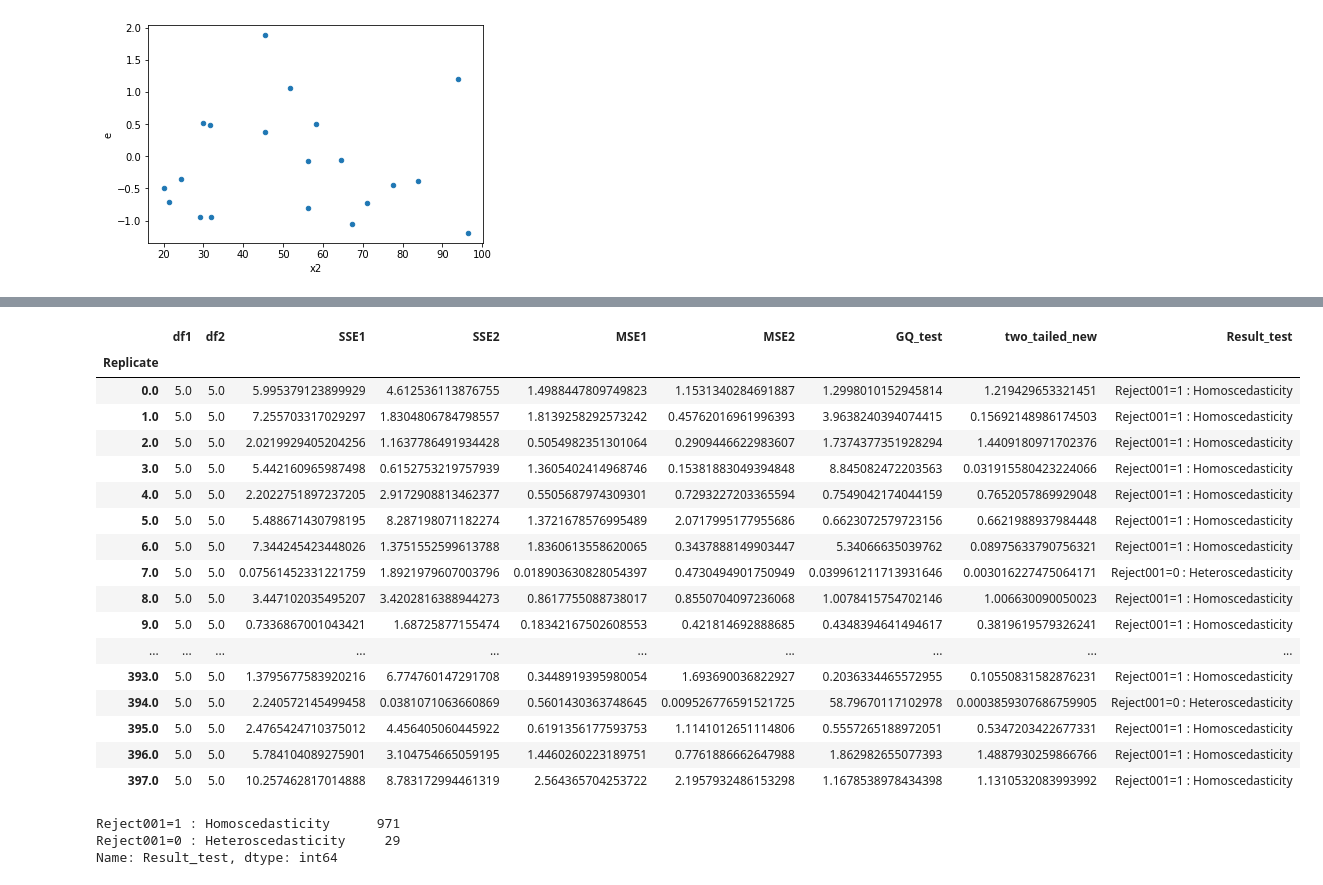
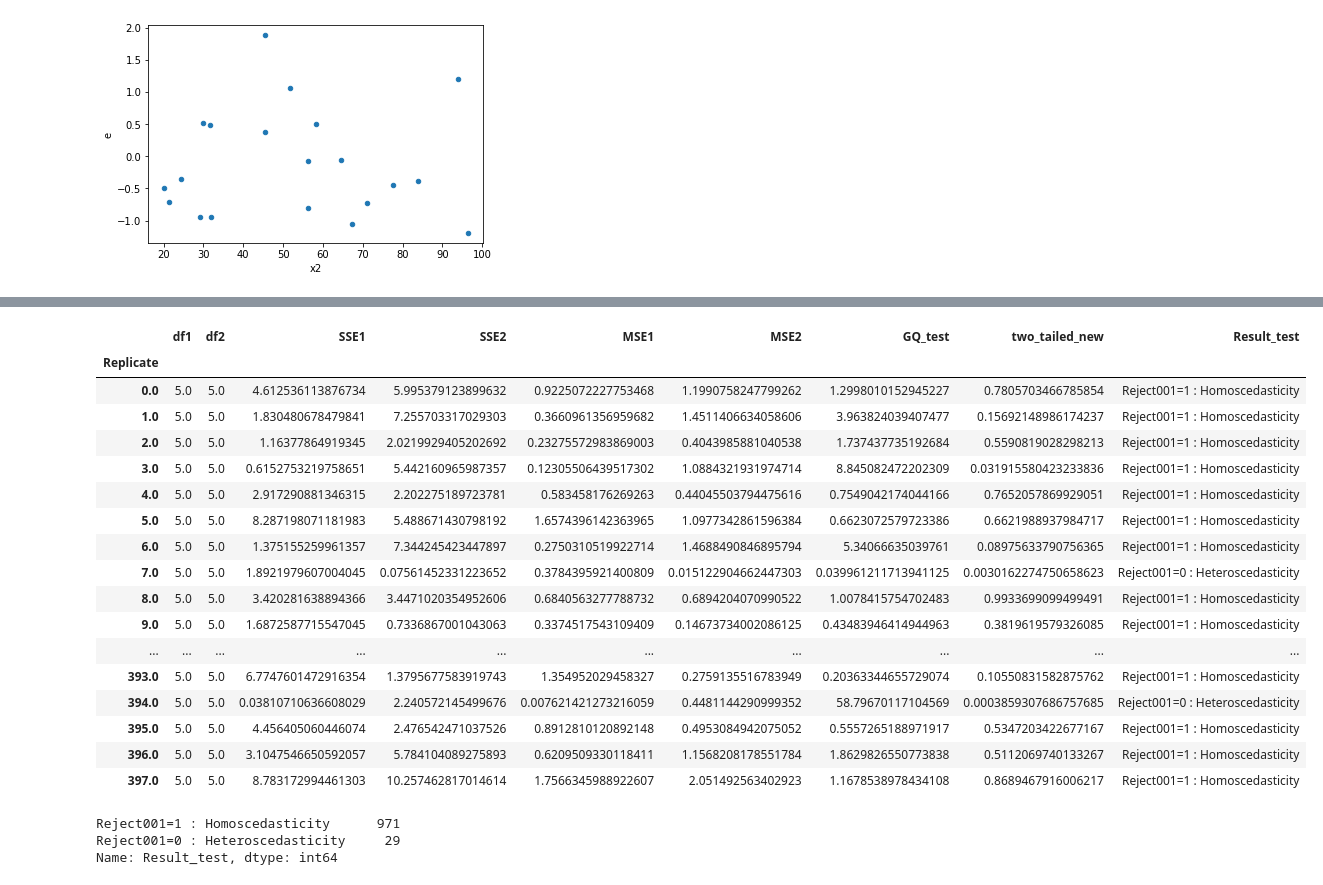
Before and after one commit to iam-fern/Generate_addition, a Jupyter notebook: GQtest_data_add_delta_(0)_n20_01.ipynb, the cells around one changed output, grey strips where cells are left out. Drawn from its saved outputs; the diff is of its cells as text; code cells hidden in the pictures.

```diff
--- a/GQtest_data_add_delta_(0)_n20_01.ipynb
+++ b/GQtest_data_add_delta_(0)_n20_01.ipynb
@@ -175,7 +176,6 @@ def get_result(run_replicate, percent_data):
     new_table_sort = new_table.sort_values('x2')
     new_table_sort.reset_index(inplace=True)
     new_table_sort.drop(['index'], axis=1, inplace=True)
-
 
     # แบ่งข้อมูลกลุ่มที่ 1
     table1 = new_table_sort.iloc[:int(percent_data*new_table_sort.shape[0]) , :]
@@ -189,8 +189,7 @@ def get_result(run_replicate, percent_data):
     # หาค่า df กลุ่ม 1
     DF1 = model1.df_resid + 1
     SSE1 = model1.ssr
-    MSE1 = model1.mse_resid
-
+    MSE1 = SSE1/DF1
 
     # แบ่งข้อมูลกลุ่มที่ 2
     table2 = new_table_sort.iloc[int((1-percent_data)*new_table_sort.shape[0]): , :]
@@ -204,23 +203,21 @@ def get_result(run_replicate, percent_data):
     # หาค่า df กลุ่ม 2
     DF2 = model2.df_resid + 1
     SSE2 = model2.ssr
-    MSE2 = model2.mse_resid
+    MSE2 = SSE2/DF2
 
     # ค่าสถิติทดสอบ
     GQ_test = (SSE2/DF2) / (SSE1/DF1)
-
 
     df2 = DF2
     df1 = DF1
 
     # คำนวณค่า p-value
-    # sf(x, dfn, dfd, loc=0, scale=1) : Survival function (also defined as 1 - cdf, but sf is sometimes more accurate)
+    # pdf(x, dfn, dfd, loc=0, scale=1) : Probability density function
     two_tailed = 2.0*(1.0-(ss.f.cdf(GQ_test, df2, df1)))
+    p_greater = ss.f.cdf(GQ_test, df2, df1)
+    p_less = 1.0-ss.f.cdf(GQ_test, df2, df1)
 
-    # pdf(x, dfn, dfd, loc=0, scale=1) : Probability density function
-    p_greater = ss.f.cdf(GQ_test, df2, df1)
-
-    return df2, df1, SSE2, SSE1, MSE2, MSE1, GQ_test, two_tailed, p_greater
+    return df1, df2, SSE1, SSE2, MSE1, MSE2, GQ_test, two_tailed, p_greater, p_less
 
 # สร้าง list ของ replicates
 list_replicate=list({i[0] for i in table.index})
@@ -236,13 +233,14 @@ list_MSE2=[]
 list_GQ_test=[]
 list_two_tailed=[]
 list_p_greater=[]
+list_p_less=[]
 
 # กำหนด % การแบ่งข้อมูล
 percent_data=0.4
 
 # ใช้ for loop สำหรับการ run ทุก replicates
 for run_replicate in list_replicate:
-    df1, df2, SSE1, SSE2, MSE1, MSE2, GQ_test, two_tailed, p_greater=get_result(run_replicate, percent_data)
+    df1, df2, SSE1, SSE2, MSE1, MSE2, GQ_test, two_tailed, p_greater, p_less=get_result(run_replicate, percent_data)
     list_df1.append(df1)
     list_SSE1.append(SSE1)
     list_df2.append(df2)
@@ -252,6 +250,7 @@ for run_replicate in list_replicate:
     list_GQ_test.append(GQ_test)
     list_two_tailed.append(two_tailed)
     list_p_greater.append(p_greater)
+    list_p_less.append(p_less)
 # %%
 # สร้างตารางผลลัพธ์
 alpha = 0.01
@@ -290,39 +289,41 @@ result.astype(str)
 # %%
 # สร้างตารางผลลัพธ์
 alpha = 0.01
 pd.set_option('display.max_rows', 1000)
 pd.set_option('display.max_columns', 1000)
 pd.set_option('display.width', 1000)
 result=pd.DataFrame({"Replicate":list_replicate, "df1":list_df1, "df2":list_df2, "SSE1":list_SSE1,
                      "SSE2":list_SSE2, "MSE1":list_MSE1, "MSE2":list_MSE2,
-                     "GQ_test":list_GQ_test, "two_tailed":list_two_tailed, "greater":list_p_greater})
+                     "GQ_test":list_GQ_test, "two_tailed":list_two_tailed, "greater":list_p_greater, "less":list_p_less})
 result.set_index(['Replicate'], inplace=True)
 
-result['two_tailed_new']=result[["two_tailed","greater"]].apply(lambda value: value[0] if value[0]<0.5 else 2*value[1], axis=1)
+result['two_tailed_new']=result[["two_tailed","greater","less"]].apply(lambda value: value[0] if value[0]<0.5 else (2*value[1] if value[1]<0.5 else 2*value[2]) , axis=1)
 result["Result_test"]=result["two_tailed_new"].apply(lambda p_value: 'Reject001=0 : Heteroscedasticity'
                                                                   if p_value < alpha else 'Reject001=1 : Homoscedasticity')
 #two_tailed_new_show=two_tailed_new.drop(columns="greater")
-result_show=result.drop(columns=["two_tailed", "greater"])
+result_show=result.drop(columns=["two_tailed", "greater", "less"])
 result_show.astype(str)
+
+#result.astype(str)
 # %% [output]
 |  | df1 | df2 | SSE1 | SSE2 | MSE1 | MSE2 | GQ_test | two_tailed_new | Result_test |
 | Replicate |  |  |  |  |  |  |  |  |  |
-| 0.0 | 5.0 | 5.0 | 5.995379123899929 | 4.612536113876755 | 1.4988447809749823 | 1.1531340284691887 | 1.2998010152945814 | 1.219429653321451 | Reject001=1 : Homoscedasticity |
-| 1.0 | 5.0 | 5.0 | 7.255703317029297 | 1.8304806784798557 | 1.8139258292573242 | 0.45762016961996393 | 3.9638240394074415 | 0.15692148986174503 | Reject001=1 : Homoscedasticity |
-| 2.0 | 5.0 | 5.0 | 2.0219929405204256 | 1.1637786491934428 | 0.5054982351301064 | 0.2909446622983607 | 1.7374377351928294 | 1.4409180971702376 | Reject001=1 : Homoscedasticity |
-| 3.0 | 5.0 | 5.0 | 5.442160965987498 | 0.6152753219757939 | 1.3605402414968746 | 0.15381883049394848 | 8.845082472203563 | 0.031915580423224066 | Reject001=1 : Homoscedasticity |
-| 4.0 | 5.0 | 5.0 | 2.2022751897237205 | 2.9172908813462377 | 0.5505687974309301 | 0.7293227203365594 | 0.7549042174044159 | 0.7652057869929048 | Reject001=1 : Homoscedasticity |
-| 5.0 | 5.0 | 5.0 | 5.488671430798195 | 8.287198071182274 | 1.3721678576995489 | 2.0717995177955686 | 0.6623072579723156 | 0.6621988937984448 | Reject001=1 : Homoscedasticity |
-| 6.0 | 5.0 | 5.0 | 7.344245423448026 | 1.3751552599613788 | 1.8360613558620065 | 0.3437888149903447 | 5.34066635039762 | 0.08975633790756321 | Reject001=1 : Homoscedasticity |
-| 7.0 | 5.0 | 5.0 | 0.07561452331221759 | 1.8921979607003796 | 0.018903630828054397 | 0.4730494901750949 | 0.039961211713931646 | 0.003016227475064171 | Reject001=0 : Heteroscedasticity |
-| 8.0 | 5.0 | 5.0 | 3.447102035495207 | 3.4202816388944273 | 0.8617755088738017 | 0.8550704097236068 | 1.0078415754702146 | 1.006630090050023 | Reject001=1 : Homoscedasticity |
-| 9.0 | 5.0 | 5.0 | 0.7336867001043421 | 1.68725877155474 | 0.18342167502608553 | 0.421814692888685 | 0.4348394641494617 | 0.3819619579326241 | Reject001=1 : Homoscedasticity |
+| 0.0 | 5.0 | 5.0 | 4.612536113876734 | 5.995379123899632 | 0.9225072227753468 | 1.1990758247799262 | 1.2998010152945227 | 0.7805703466785854 | Reject001=1 : Homoscedasticity |
+| 1.0 | 5.0 | 5.0 | 1.830480678479841 | 7.255703317029303 | 0.3660961356959682 | 1.4511406634058606 | 3.963824039407477 | 0.15692148986174237 | Reject001=1 : Homoscedasticity |
+| 2.0 | 5.0 | 5.0 | 1.16377864919345 | 2.0219929405202692 | 0.23275572983869003 | 0.4043985881040538 | 1.737437735192684 | 0.5590819028298213 | Reject001=1 : Homoscedasticity |
+| 3.0 | 5.0 | 5.0 | 0.6152753219758651 | 5.442160965987357 | 0.12305506439517302 | 1.0884321931974714 | 8.845082472202309 | 0.031915580423233836 | Reject001=1 : Homoscedasticity |
+| 4.0 | 5.0 | 5.0 | 2.917290881346315 | 2.202275189723781 | 0.583458176269263 | 0.44045503794475616 | 0.7549042174044166 | 0.7652057869929051 | Reject001=1 : Homoscedasticity |
+| 5.0 | 5.0 | 5.0 | 8.287198071181983 | 5.488671430798192 | 1.6574396142363965 | 1.0977342861596384 | 0.6623072579723386 | 0.6621988937984717 | Reject001=1 : Homoscedasticity |
+| 6.0 | 5.0 | 5.0 | 1.375155259961357 | 7.344245423447897 | 0.2750310519922714 | 1.4688490846895794 | 5.34066635039761 | 0.08975633790756365 | Reject001=1 : Homoscedasticity |
+| 7.0 | 5.0 | 5.0 | 1.8921979607004045 | 0.07561452331223652 | 0.3784395921400809 | 0.015122904662447303 | 0.039961211713941125 | 0.0030162274750658623 | Reject001=0 : Heteroscedasticity |
+| 8.0 | 5.0 | 5.0 | 3.420281638894366 | 3.4471020354952606 | 0.6840563277788732 | 0.6894204070990522 | 1.0078415754702483 | 0.9933699099499491 | Reject001=1 : Homoscedasticity |
+| 9.0 | 5.0 | 5.0 | 1.6872587715547045 | 0.7336867001043063 | 0.3374517543109409 | 0.14673734002086125 | 0.43483946414944963 | 0.3819619579326085 | Reject001=1 : Homoscedasticity |
 | ... | ... | ... | ... | ... | ... | ... | ... | ... | ... |
-| 393.0 | 5.0 | 5.0 | 1.3795677583920216 | 6.774760147291708 | 0.3448919395980054 | 1.693690036822927 | 0.2036334465572955 | 0.10550831582876231 | Reject001=1 : Homoscedasticity |
-| 394.0 | 5.0 | 5.0 | 2.240572145499458 | 0.0381071063660869 | 0.5601430363748645 | 0.009526776591521725 | 58.79670117102978 | 0.0003859307686759905 | Reject001=0 : Heteroscedasticity |
-| 395.0 | 5.0 | 5.0 | 2.4765424710375012 | 4.456405060445922 | 0.6191356177593753 | 1.1141012651114806 | 0.5557265188972051 | 0.5347203422677331 | Reject001=1 : Homoscedasticity |
-| 396.0 | 5.0 | 5.0 | 5.784104089275901 | 3.104754665059195 | 1.4460260223189751 | 0.7761886662647988 | 1.862982655077393 | 1.4887930259866766 | Reject001=1 : Homoscedasticity |
-| 397.0 | 5.0 | 5.0 | 10.257462817014888 | 8.783172994461319 | 2.564365704253722 | 2.1957932486153298 | 1.1678538978434398 | 1.1310532083993992 | Reject001=1 : Homoscedasticity |
+| 393.0 | 5.0 | 5.0 | 6.7747601472916354 | 1.3795677583919743 | 1.354952029458327 | 0.2759135516783949 | 0.20363344655729074 | 0.10550831582875762 | Reject001=1 : Homoscedasticity |
+| 394.0 | 5.0 | 5.0 | 0.03810710636608029 | 2.240572145499676 | 0.007621421273216059 | 0.4481144290999352 | 58.79670117104569 | 0.0003859307686757685 | Reject001=0 : Heteroscedasticity |
+| 395.0 | 5.0 | 5.0 | 4.456405060446074 | 2.476542471037526 | 0.8912810120892148 | 0.4953084942075052 | 0.5557265188971917 | 0.5347203422677167 | Reject001=1 : Homoscedasticity |
+| 396.0 | 5.0 | 5.0 | 3.1047546650592057 | 5.784104089275893 | 0.6209509330118411 | 1.1568208178551784 | 1.8629826550773838 | 0.5112069740133267 | Reject001=1 : Homoscedasticity |
+| 397.0 | 5.0 | 5.0 | 8.783172994461303 | 10.257462817014614 | 1.7566345988922607 | 2.051492563402923 | 1.1678538978434108 | 0.8689467916006217 | Reject001=1 : Homoscedasticity |
 # %%
 result_show['Result_test'].value_counts()
 # %% [output]
```
Also changed, not shown: parts of 2 cells of this notebook.
